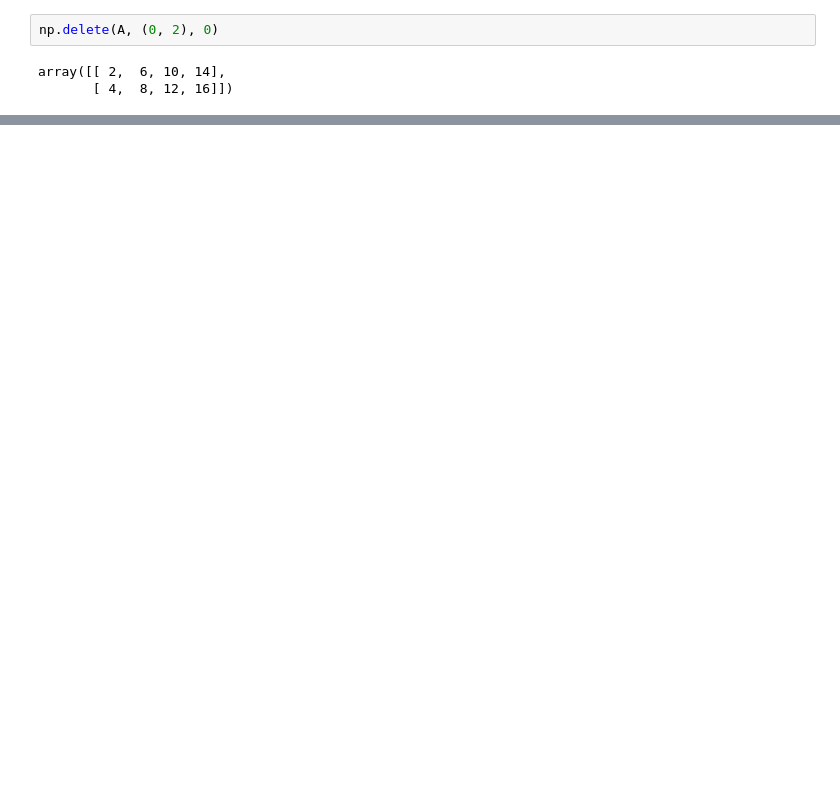
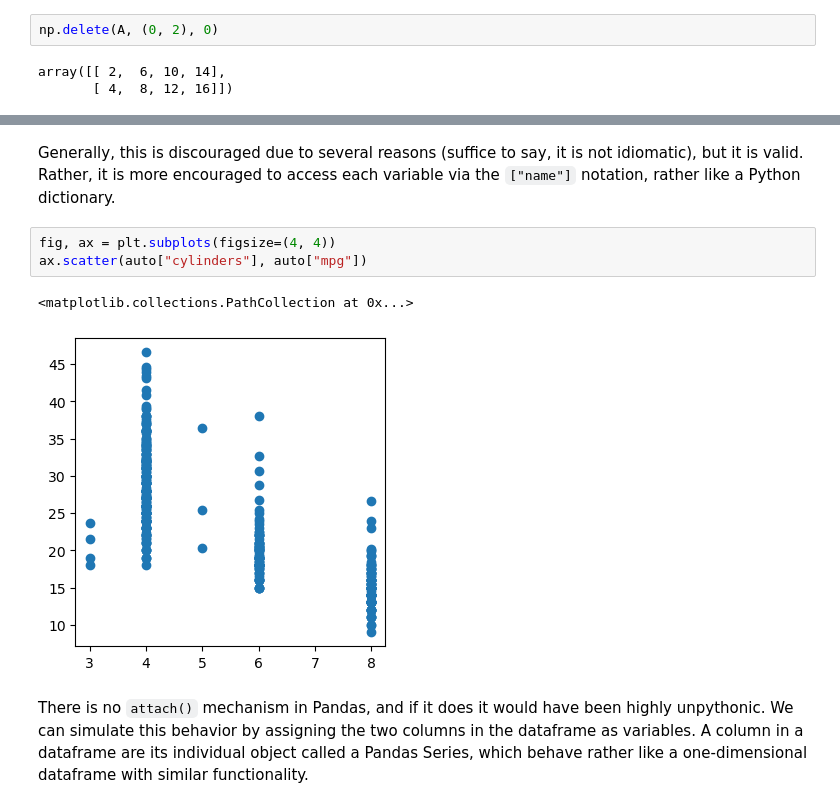
Before and after one commit to thewchan/intro-to-stats-learning, a Jupyter notebook: ch2/python-lab.ipynb, the cells around one changed output, grey strips where cells are left out. Saved outputs shown, nothing was run; the diff lists cells and outputs as text; blank space fills up the shorter version.

```diff
--- a/ch2/python-lab.ipynb
+++ b/ch2/python-lab.ipynb
@@ -463,0 +592,10 @@ array([[ 2,  6, 10, 14],
+# %% [markdown]
+Generally, this is discouraged due to several reasons (suffice to say, it is not idiomatic), but it is valid. Rather, it is more encouraged to access each variable via the `["name"]` notation, rather like a Python dictionary.
+# %%
+fig, ax = plt.subplots(figsize=(4, 4))
+ax.scatter(auto["cylinders"], auto["mpg"])
+# %% [output]
+<matplotlib.collections.PathCollection at 0x...>
+[figure, added]
+# %% [markdown]
+There is no `attach()` mechanism in Pandas, and if it does it would have been highly unpythonic. We can simulate this behavior by assigning the two columns in the dataframe as variables. A column in a dataframe are its individual object called a Pandas Series, which behave rather like a one-dimensional dataframe with similar functionality.
```
Also changed, not shown: parts of 70 cells of this notebook, 8 other files.
